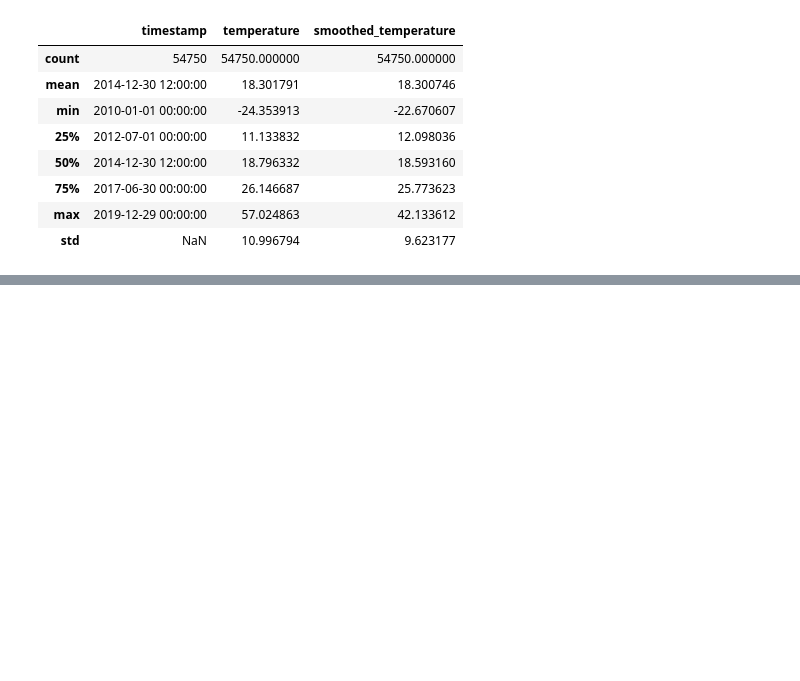
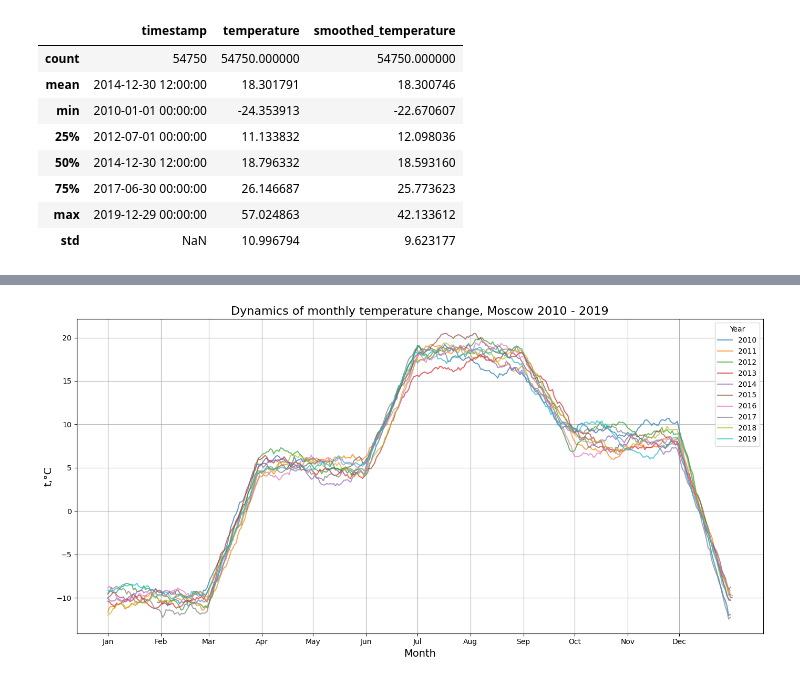
Before and after one commit to vasilyryabtsev/temperature-data, a Jupyter notebook: historical_data_analysis.ipynb, the cells around one changed output, grey strips where cells are left out. Cells and saved outputs as stored; diff of their text form; code cells hidden in the pictures; blank space fills up the shorter version.

```diff
--- a/historical_data_analysis.ipynb
+++ b/historical_data_analysis.ipynb
@@ -158,0 +216,38 @@ plt.show()
+# %%
+import matplotlib.pyplot as plt
+import pandas as pd
+
+moscow_data = plot_data[plot_data['city'] == 'Moscow'].copy()
+
+moscow_data['year'] = moscow_data['timestamp'].dt.year
+moscow_data['month'] = moscow_data['timestamp'].dt.month
+moscow_data['day_of_year'] = moscow_data['timestamp'].dt.dayofyear
+
+plt.figure(figsize=(14, 7))
+
+for year in moscow_data['year'].unique():
+    year_data = moscow_data[moscow_data['year'] == year]
+    plt.plot(year_data['day_of_year'], year_data['smoothed_temperature'], label=str(year), alpha=0.7)
+
+month_starts = pd.date_range(start="2023-01-01", end="2023-12-31", freq="MS")
+month_labels = month_starts.strftime("%b")  # Например: Jan, Feb, ...
+
+plt.xticks(
+    ticks=month_starts.dayofyear,
+    labels=month_labels,
+    fontsize=10,
+)
+
+plt.xlabel('Month', fontsize=14)
+plt.ylabel('t,°C', fontsize=14)
+plt.title('Dynamics of monthly temperature change, Moscow 2010 - 2019', fontsize=16)
+
+plt.legend(title='Year', fontsize=10, loc='upper right')
+
+plt.grid(True)
+
+plt.tight_layout()
+
+plt.show()
+# %% [output]
+[figure, added]
```
Also changed, not shown: parts of 5 cells of this notebook.
